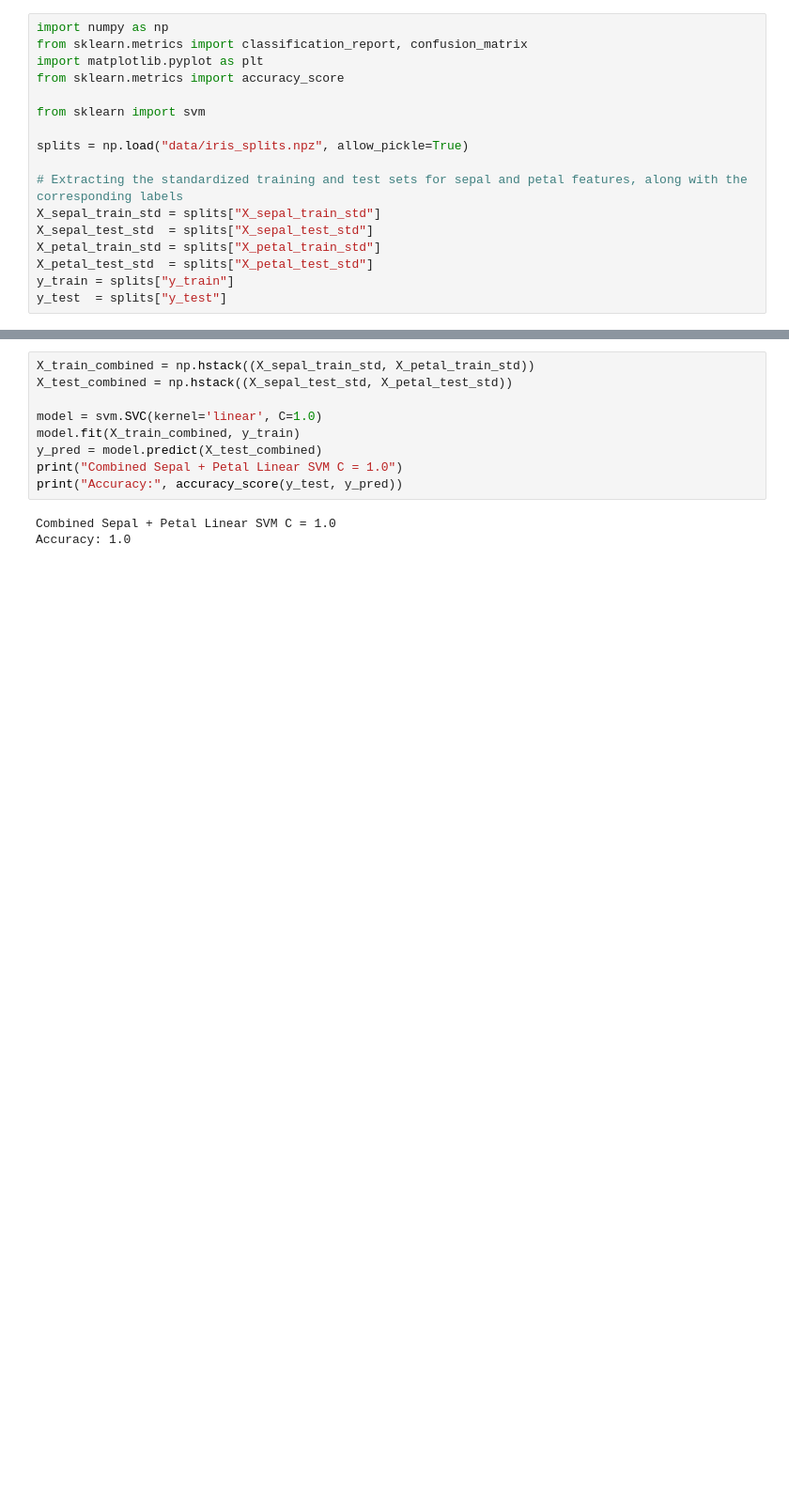
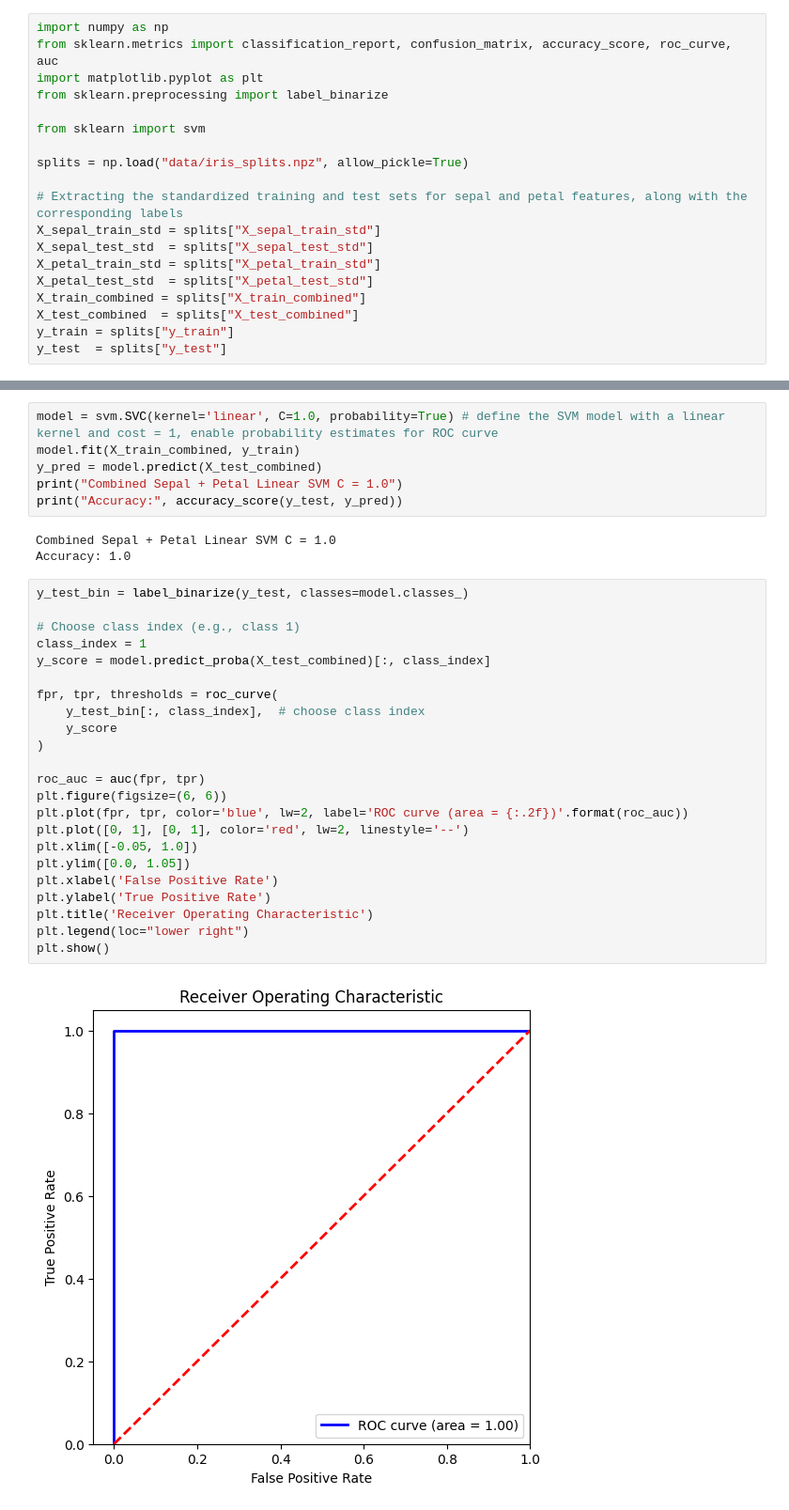
Before and after one commit to Lovjoy/Iris-EDA-and-Machine-Learning, a Jupyter notebook: 02_svm.ipynb, the cells around one changed output, grey strips where cells are left out. Shown at 94% size. Cells and saved outputs as stored; diff of their text form; blank space fills up the shorter version.

```diff
--- a/02_svm.ipynb
+++ b/02_svm.ipynb
@@ -10,8 +28,8 @@ This study focuses on the bias–variance tradeoff associated with varying *C* a
 # %%
 import numpy as np
-from sklearn.metrics import classification_report, confusion_matrix
+from sklearn.metrics import classification_report, confusion_matrix, accuracy_score, roc_curve, auc
 import matplotlib.pyplot as plt
-from sklearn.metrics import accuracy_score
+from sklearn.preprocessing import label_binarize
 
 from sklearn import svm
 
@@ -22,6 +40,8 @@ X_sepal_train_std = splits["X_sepal_train_std"]
 X_sepal_test_std  = splits["X_sepal_test_std"]
 X_petal_train_std = splits["X_petal_train_std"]
 X_petal_test_std  = splits["X_petal_test_std"]
+X_train_combined = splits["X_train_combined"]
+X_test_combined  = splits["X_test_combined"]
 y_train = splits["y_train"]
 y_test  = splits["y_test"]
 # %%
@@ -202,8 +224,5 @@ Because Versicolor and Virginica overlap in the sepal features, increasing the p
 # %%
-X_train_combined = np.hstack((X_sepal_train_std, X_petal_train_std))
-X_test_combined = np.hstack((X_sepal_test_std, X_petal_test_std))
-
-model = svm.SVC(kernel='linear', C=1.0)
+model = svm.SVC(kernel='linear', C=1.0, probability=True) # define the SVM model with a linear kernel and cost = 1, enable probability estimates for ROC curve
 model.fit(X_train_combined, y_train)
 y_pred = model.predict(X_test_combined)
 print("Combined Sepal + Petal Linear SVM C = 1.0")
@@ -211,6 +230,31 @@ print("Accuracy:", accuracy_score(y_test, y_pred))
 # %% [output]
 Combined Sepal + Petal Linear SVM C = 1.0
 Accuracy: 1.0
+# %%
+y_test_bin = label_binarize(y_test, classes=model.classes_)
+
+# Choose class index (e.g., class 1)
+class_index = 1
+y_score = model.predict_proba(X_test_combined)[:, class_index]
+
+fpr, tpr, thresholds = roc_curve(
+    y_test_bin[:, class_index],  # choose class index
+    y_score
+)
+
+roc_auc = auc(fpr, tpr)
+plt.figure(figsize=(6, 6))
+plt.plot(fpr, tpr, color='blue', lw=2, label='ROC curve (area = {:.2f})'.format(roc_auc))
+plt.plot([0, 1], [0, 1], color='red', lw=2, linestyle='--')
+plt.xlim([-0.05, 1.0])
+plt.ylim([0.0, 1.05])
+plt.xlabel('False Positive Rate')
+plt.ylabel('True Positive Rate')
+plt.title('Receiver Operating Characteristic')
+plt.legend(loc="lower right")
+plt.show()
+# %% [output]
+[figure, added]
 # %% [markdown]
 # Conclusion
 
```
Also changed, not shown: parts of 4 cells of this notebook.
